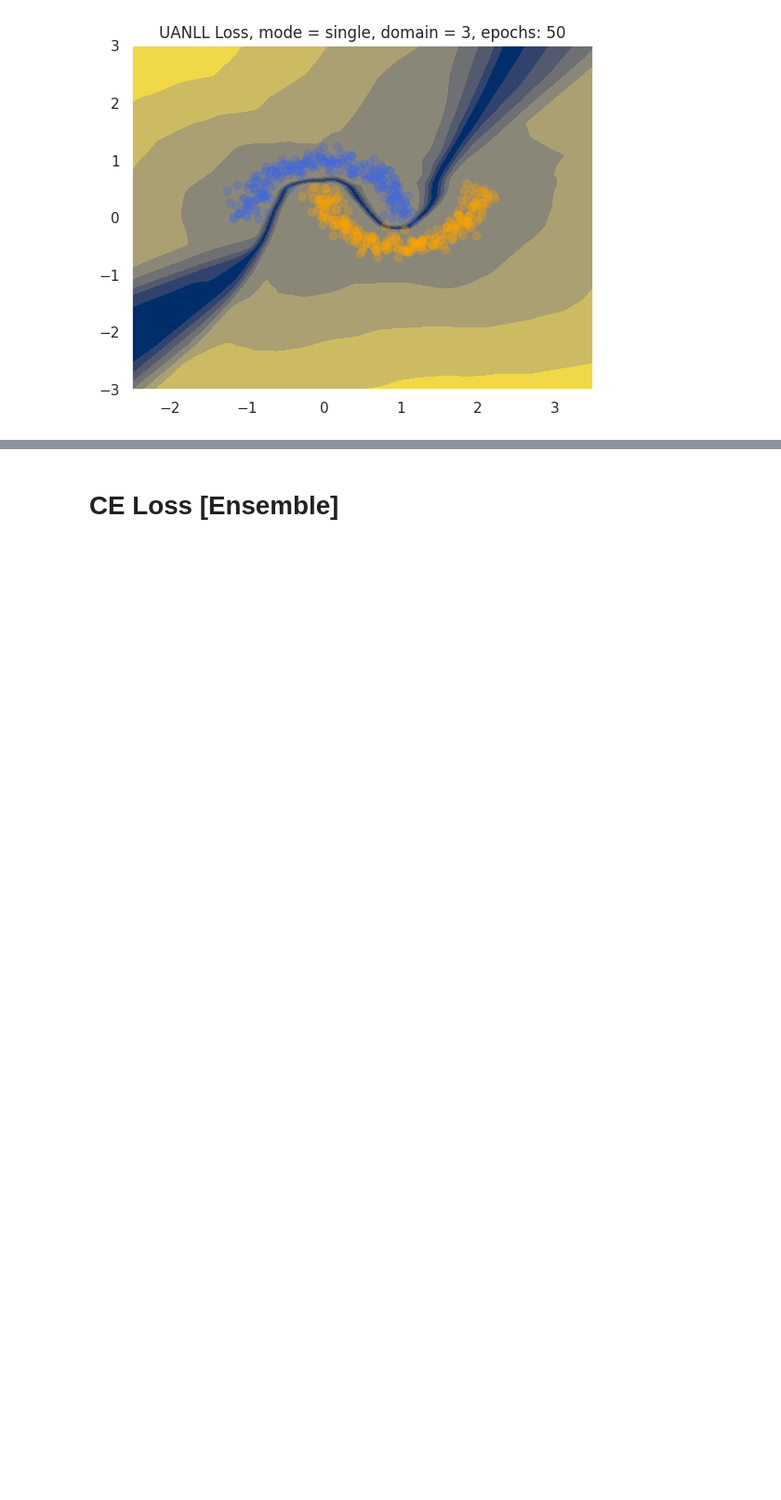
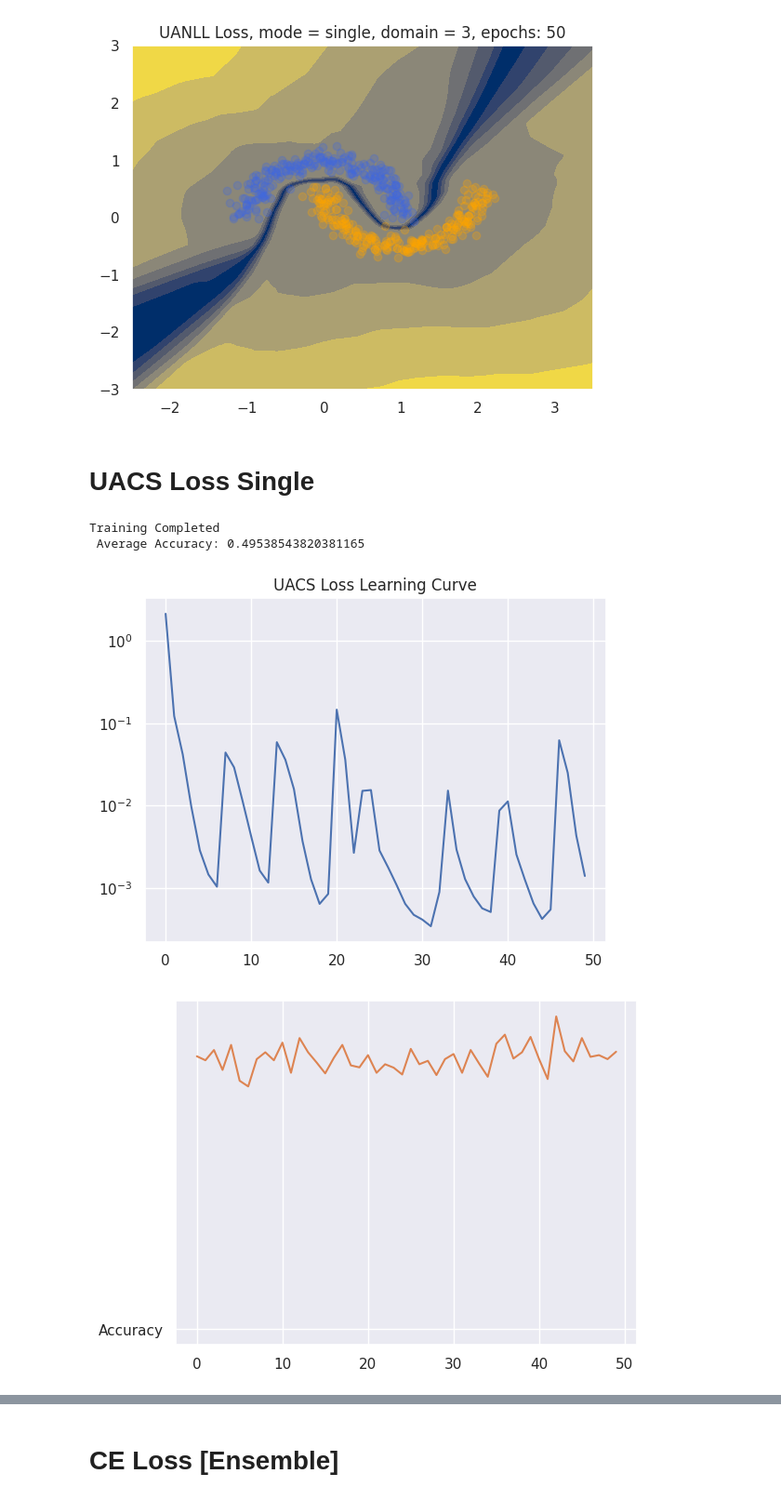
Before and after one commit to ivanovsdesign/duq_uncertainty_visualization, a Jupyter notebook: two_moons_ce_uanll.ipynb, the cells around one changed output, grey strips where cells are left out. Shown at 93% size. Cells and saved outputs as stored; diff of their text form; code cells hidden in the pictures; blank space fills up the shorter version.

```diff
--- a/two_moons_ce_uanll.ipynb
+++ b/two_moons_ce_uanll.ipynb
@@ -241,3 +265,27 @@ Training Completed
 plot_model_predictions(model, loss_title = 'UANLL')
 # %% [output]
 [figure]
+# %% [markdown]
+# UACS Loss Single
+# %%
+model = DynamicModel(input_dim, hidden_dim, output_dim_u)
+
+# Setting Loss criterion and Optimizer
+criterion = UACSLoss()
+optimizer = optim.Adam(model.parameters(), lr=0.01)
+
+# Training loop
+losses, accuracy, model = train(model, criterion, optimizer, num_epochs = 50)
+
+plt.semilogy(losses)
+plt.title('UACS Loss Learning Curve')
+plt.show()
+
+plt.plot('Accuracy')
+plt.plot(accuracy)
+plt.show()
+# %% [output]
+Training Completed
+ Average Accuracy: 0.49538543820381165
+[figure, added]
+[figure, added]
```
Also changed, not shown: parts of 11 cells of this notebook.
